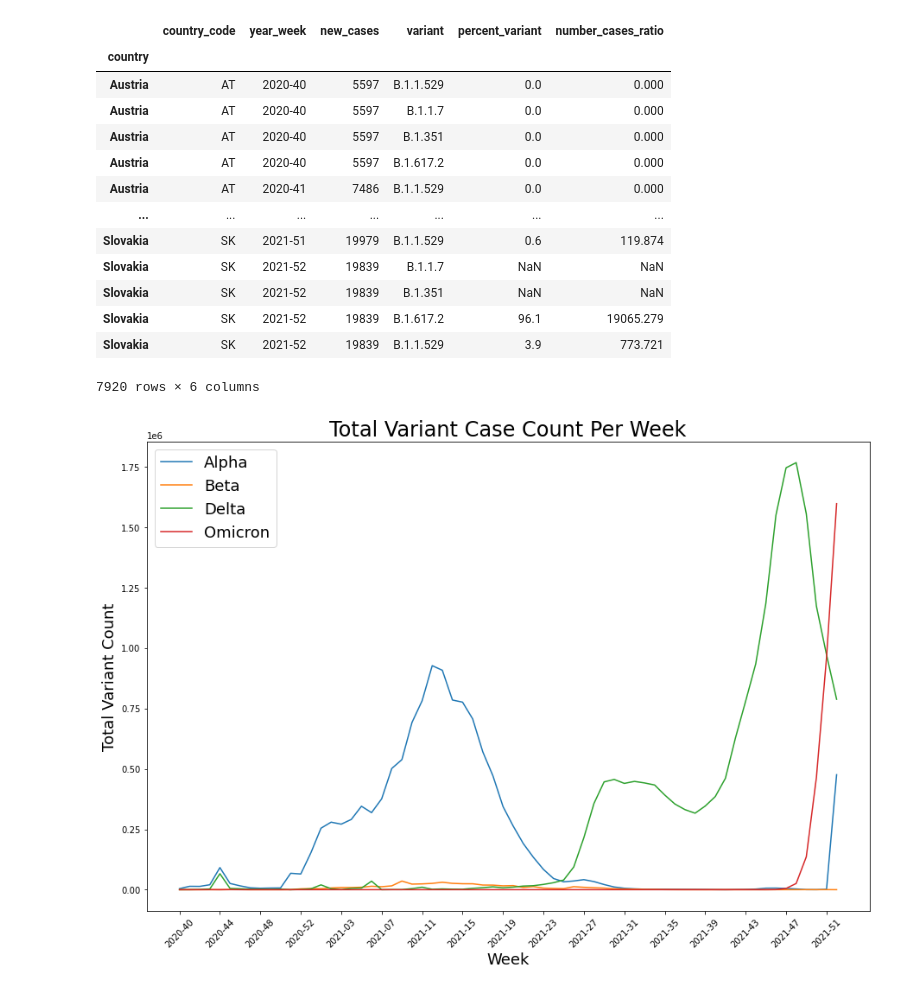
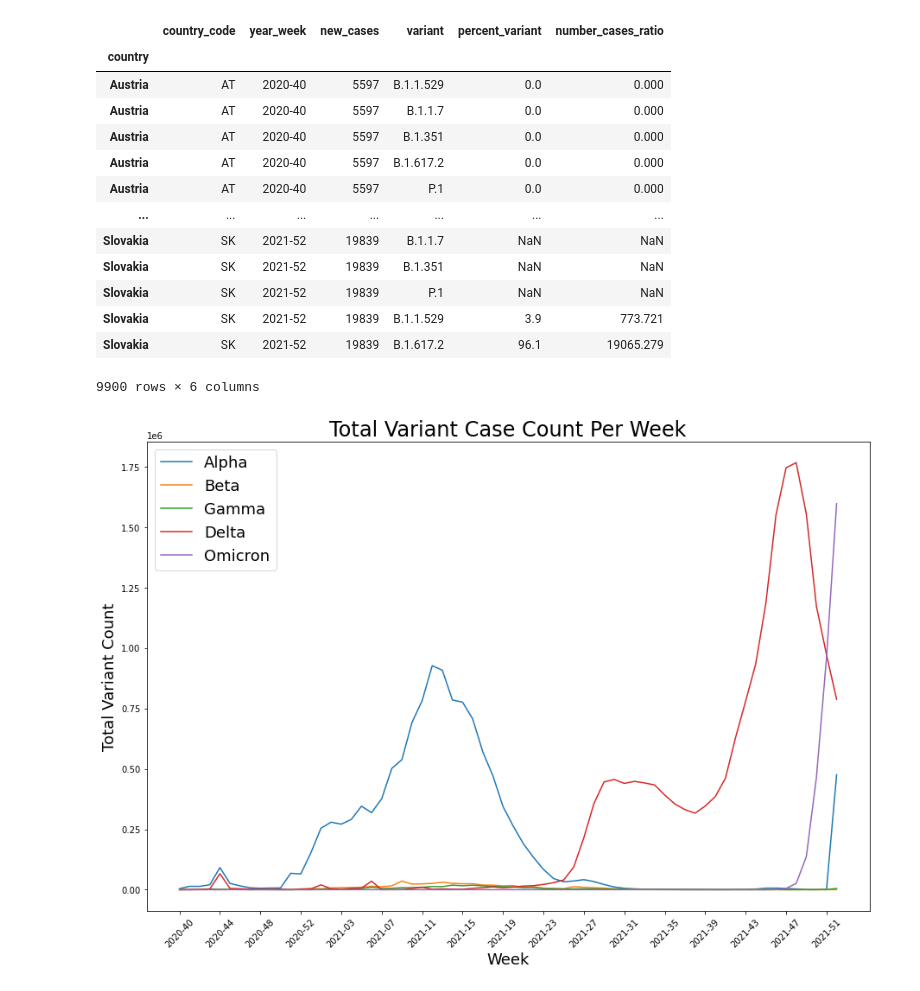
Before and after one commit to bryn-m/Covid_Evolution, a Jupyter notebook: make_figure_2.ipynb, the cells around one changed output. Cells and saved outputs as stored; diff of their text form; code cells hidden in the pictures.

Commit message:
Added gamma to figure 2

```diff
--- a/make_figure_2.ipynb
+++ b/make_figure_2.ipynb
@@ -6,7 +6,8 @@ import matplotlib.pyplot as plt
 variants = pd.read_csv("variant_cases.csv", sep=",", index_col=0)
 # %%
 variants = variants.loc[(variants['variant'] == 'B.1.617.2') | (variants['variant'] == 'B.1.1.529') |\
-                       (variants['variant'] == 'B.1.1.7') | (variants['variant'] == 'B.1.351')]
+                       (variants['variant'] == 'B.1.1.7') | (variants['variant'] == 'B.1.351')|
+                        (variants['variant'] == 'P.1')]
 variants
 # %% [output]
 |  | country_code | year_week | source | new_cases | number_sequenced | percent_cases_sequenced | ... |
@@ -60,35 +61,36 @@ variants
 | Austria | AT | 2020-40 | 5597 | B.1.1.7 | 0.0 | 0.000 |
 | Austria | AT | 2020-40 | 5597 | B.1.351 | 0.0 | 0.000 |
 | Austria | AT | 2020-40 | 5597 | B.1.617.2 | 0.0 | 0.000 |
-| Austria | AT | 2020-41 | 7486 | B.1.1.529 | 0.0 | 0.000 |
+| Austria | AT | 2020-40 | 5597 | P.1 | 0.0 | 0.000 |
 | ... | ... | ... | ... | ... | ... | ... |
-| Slovakia | SK | 2021-51 | 19979 | B.1.1.529 | 0.6 | 119.874 |
 | Slovakia | SK | 2021-52 | 19839 | B.1.1.7 | NaN | NaN |
 | Slovakia | SK | 2021-52 | 19839 | B.1.351 | NaN | NaN |
+| Slovakia | SK | 2021-52 | 19839 | P.1 | NaN | NaN |
+| Slovakia | SK | 2021-52 | 19839 | B.1.1.529 | 3.9 | 773.721 |
 | Slovakia | SK | 2021-52 | 19839 | B.1.617.2 | 96.1 | 19065.279 |
-| Slovakia | SK | 2021-52 | 19839 | B.1.1.529 | 3.9 | 773.721 |
-7920 rows × 6 columns
+9900 rows × 6 columns
 # %%
 df = variants.groupby(by=['year_week', 'variant']).sum()
 df = df.reset_index()
 x = df['year_week'].unique()
 
 plt.rcParams['figure.figsize']=(15,10)
 fig, ax = plt.subplots()
 
 ax.plot(x, df['number_cases_ratio'].loc[df['variant']=='B.1.1.7'], label='Alpha')
 ax.plot(x, df['number_cases_ratio'].loc[df['variant']=='B.1.351'], label='Beta')
+ax.plot(x, df['number_cases_ratio'].loc[df['variant']=='P.1'], label='Gamma')
 ax.plot(x, df['number_cases_ratio'].loc[df['variant']=='B.1.617.2'], label='Delta')
 ax.plot(x, df['number_cases_ratio'].loc[df['variant']=='B.1.1.529'], label="Omicron")
 
 ax.set(xticks=x[::4])
 plt.xticks(rotation = 45)
 plt.title("Total Variant Case Count Per Week", fontsize=24)
 plt.xlabel("Week", fontsize=18)
 plt.ylabel("Total Variant Count", fontsize=18)
 plt.legend(loc='upper left', prop={'size': 18})
 plt.show()
 
 fig.savefig('Figure_2.png')
 # %% [output]
-[figure, old version]
+[figure, new version]
```
Also changed, not shown: parts of 2 cells of this notebook, 1 other file.
